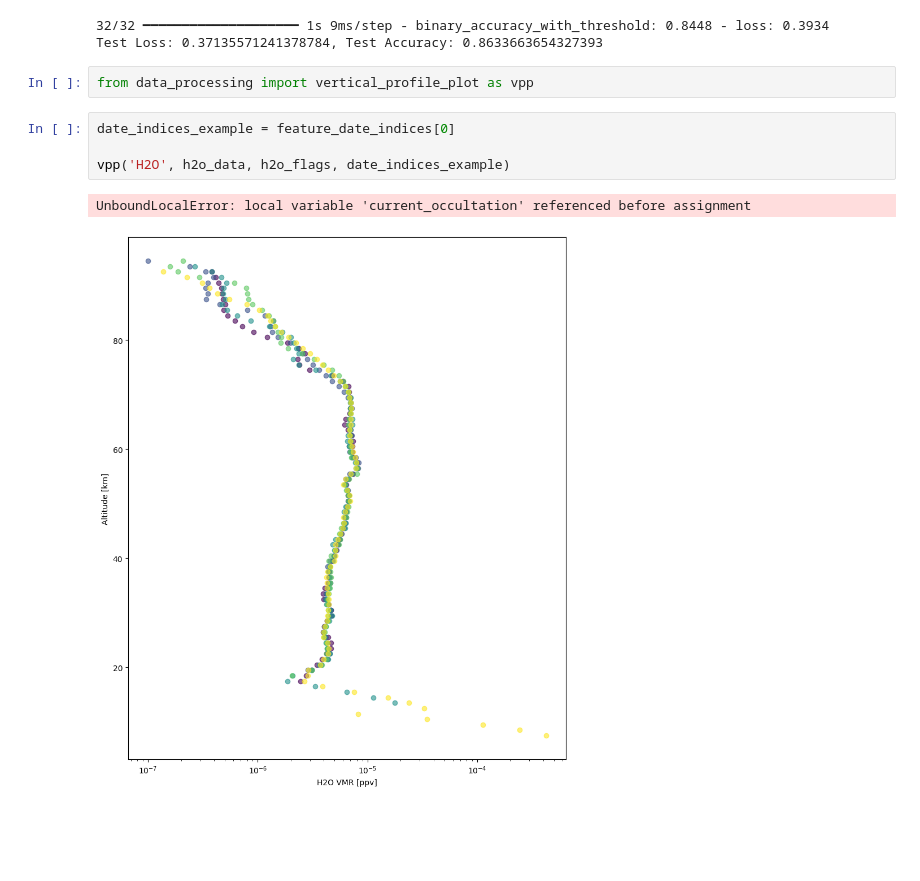
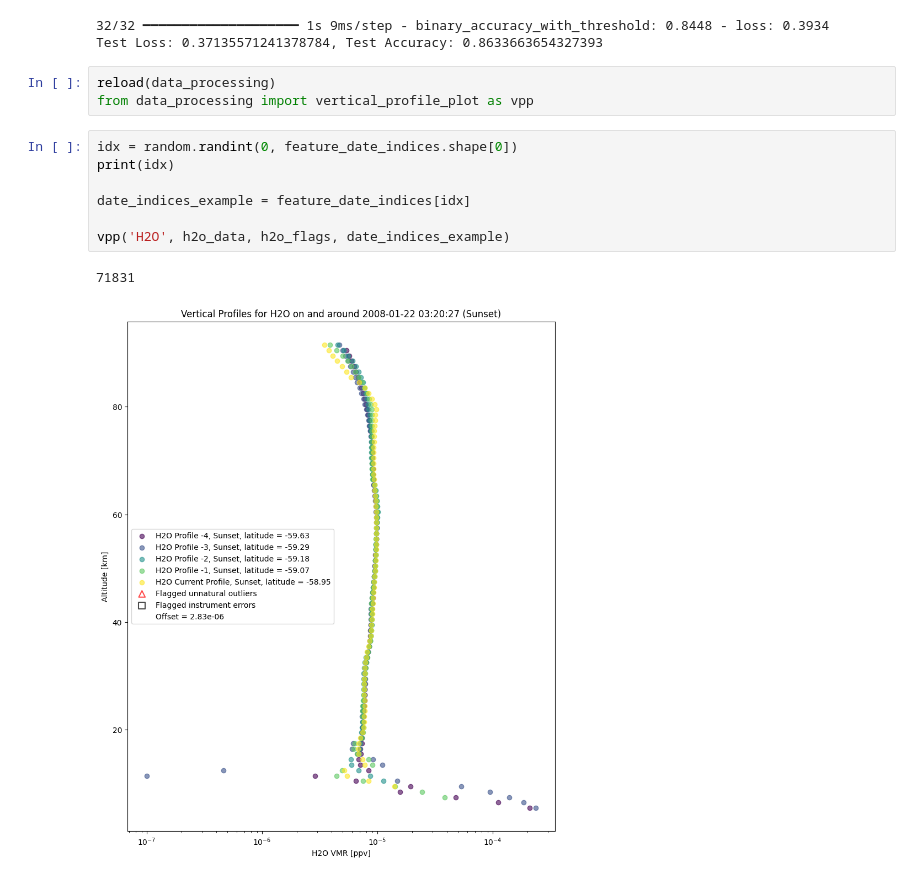
Before and after one commit to james-harvey-git/MPhys_Project, a Jupyter notebook: machine_learning.ipynb, the cells around one changed output. Drawn from its saved outputs; the diff is of its cells as text; blank space fills up the shorter version.

```diff
--- a/machine_learning.ipynb
+++ b/machine_learning.ipynb
@@ -320,11 +354,15 @@ print(f"Test Loss: {test_loss}, Test Accuracy: {test_accuracy}")
 32/32 ━━━━━━━━━━━━━━━━━━━━ 1s 9ms/step - binary_accuracy_with_threshold: 0.8448 - loss: 0.3934
 Test Loss: 0.37135571241378784, Test Accuracy: 0.8633663654327393
 # %%
+reload(data_processing)
 from data_processing import vertical_profile_plot as vpp
 # %%
-date_indices_example = feature_date_indices[0]
+idx = random.randint(0, feature_date_indices.shape[0])
+print(idx)
+
+date_indices_example = feature_date_indices[idx]
 
 vpp('H2O', h2o_data, h2o_flags, date_indices_example)
 # %% [output]
-UnboundLocalError: local variable 'current_occultation' referenced before assignment
+71831
-[figure, old version]
+[figure, new version]
```
Also changed, not shown: parts of 10 cells of this notebook, 1 other file.
